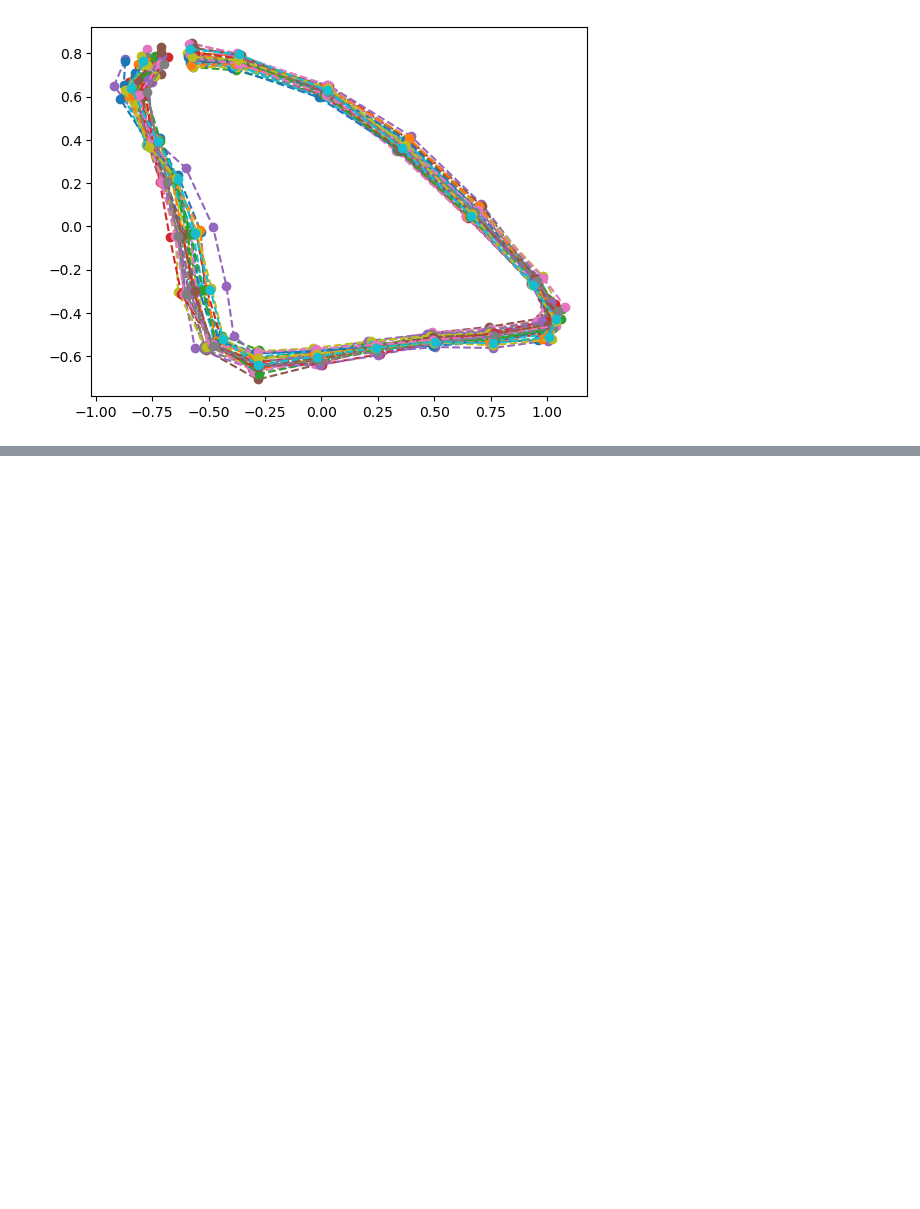
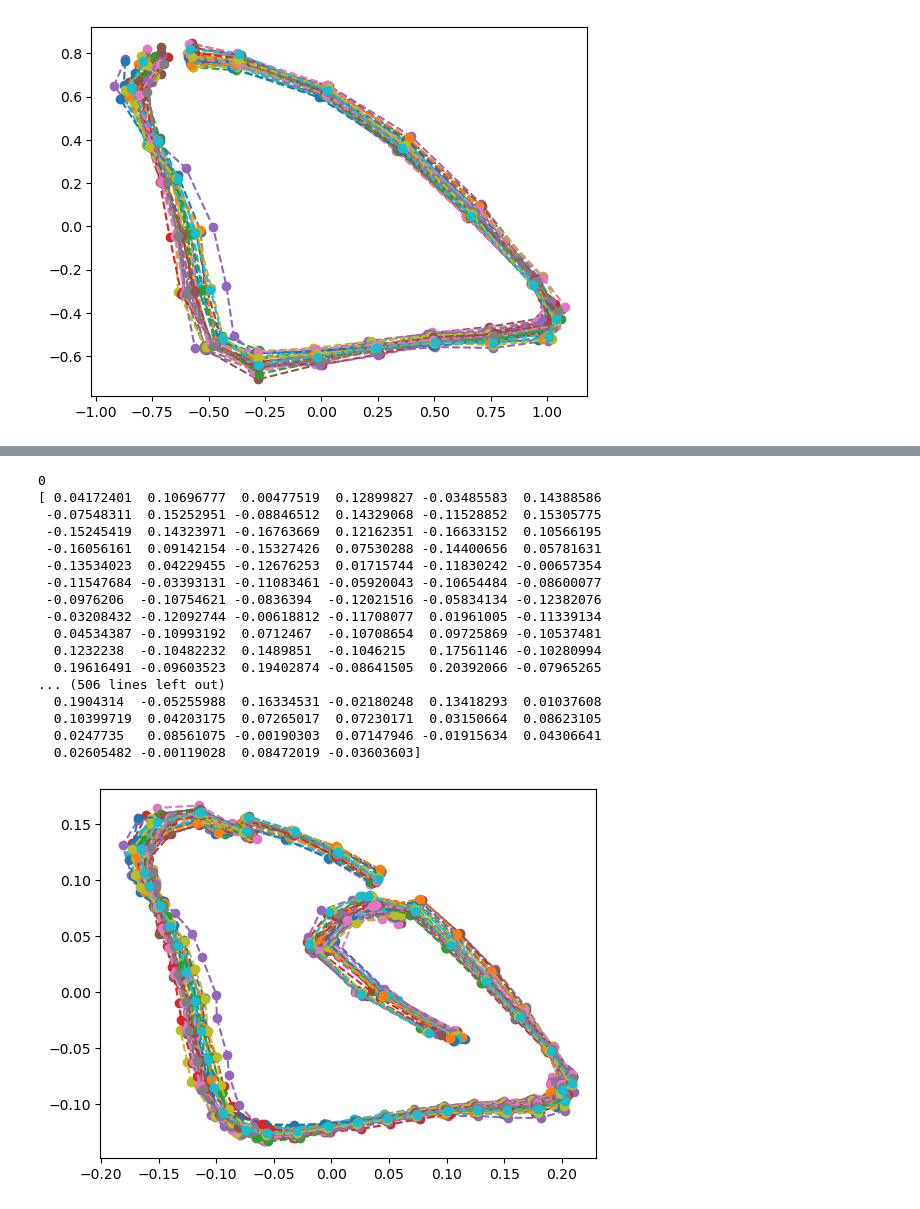
Before and after one commit to sofiastroustrup/stochastic_phylogenetic_models_of_shape, a Jupyter notebook: chazot/dataprep.ipynb, the cells around one changed output, grey strips where cells are left out. Drawn from its saved outputs; the diff is of its cells as text; code cells hidden in the pictures; blank space fills up the shorter version.

```diff
--- a/chazot/dataprep.ipynb
+++ b/chazot/dataprep.ipynb
@@ -96,0 +131,27 @@ for i in range(forewing.shape[1]):
+# %%
+forewing = np.array(pd.read_csv('data/forewing_data_male_n=88.csv', delimiter=','))
+# %%
+for i in range(forewing.shape[1]):
+    print(i)
+    wing = forewing[:,i]
+    print(wing)
+    plt.plot(wing[::2], wing[1::2], '--o')
+# %% [output]
+0
+[ 0.04172401  0.10696777  0.00477519  0.12899827 -0.03485583  0.14388586
+ -0.07548311  0.15252951 -0.08846512  0.14329068 -0.11528852  0.15305775
+ -0.15245419  0.14323971 -0.16763669  0.12162351 -0.16633152  0.10566195
+ -0.16056161  0.09142154 -0.15327426  0.07530288 -0.14400656  0.05781631
+ -0.13534023  0.04229455 -0.12676253  0.01715744 -0.11830242 -0.00657354
+ -0.11547684 -0.03393131 -0.11083461 -0.05920043 -0.10654484 -0.08600077
+ -0.0976206  -0.10754621 -0.0836394  -0.12021516 -0.05834134 -0.12382076
+ -0.03208432 -0.12092744 -0.00618812 -0.11708077  0.01961005 -0.11339134
+  0.04534387 -0.10993192  0.0712467  -0.10708654  0.09725869 -0.10537481
+  0.1232238  -0.10482232  0.1489851  -0.1046215   0.17561146 -0.10280994
+  0.19616491 -0.09603523  0.19402874 -0.08641505  0.20392066 -0.07965265
+... (506 lines left out)
+  0.1904314  -0.05255988  0.16334531 -0.02180248  0.13418293  0.01037608
+  0.10399719  0.04203175  0.07265017  0.07230171  0.03150664  0.08623105
+  0.0247735   0.08561075 -0.00190303  0.07147946 -0.01915634  0.04306641
+  0.02605482 -0.00119028  0.08472019 -0.03603603]
+[figure, added]
```
Also changed, not shown: parts of 24 cells of this notebook, 11 other files.
